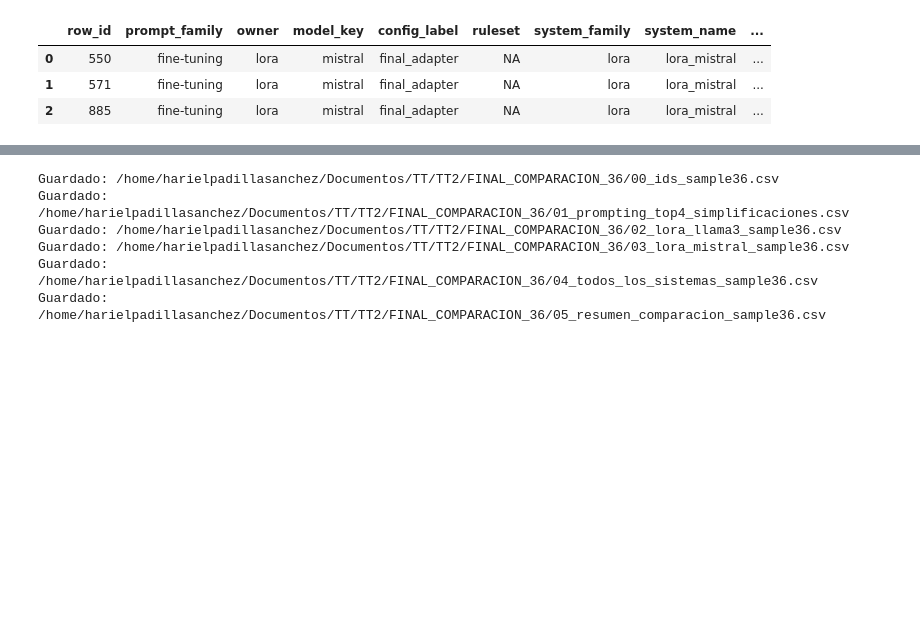
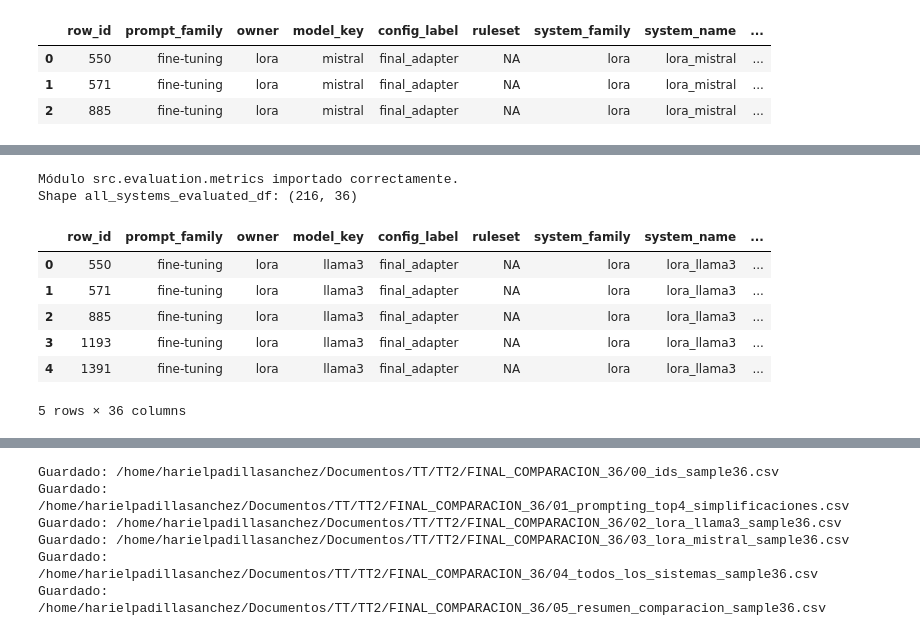
Before and after one commit to HarielPS/TT2, a Jupyter notebook: notebooks/14_LoRA_vs_prompt.ipynb, the cells around one changed output, grey strips where cells are left out. Drawn from its saved outputs; the diff is of its cells as text; code cells hidden in the pictures; blank space fills up the shorter version.

```diff
--- a/notebooks/14_LoRA_vs_prompt.ipynb
+++ b/notebooks/14_LoRA_vs_prompt.ipynb
@@ -261,4 +261,58 @@ Shape all_systems_df: (216, 16)
 | 7 | 1740 | fine-tuning | lora | llama3 | final_adapter | NA | La producción en un país se reali... | A través de los factores de produ... | ... |
 | 8 | 1742 | fine-tuning | lora | llama3 | final_adapter | NA | A pesar de que algunos critican a... | Aunque algunas personas critican ... | ... |
 | 9 | 1790 | fine-tuning | lora | llama3 | final_adapter | NA | El impuesto a los réditos es tamb... | El impuesto a las utilidades tamb... | ... |
+# %%
+import sys
+PROJECT_ROOT = Path("/home/harielpadillasanchez/Documentos/TT/TT2")
+
+if str(PROJECT_ROOT) not in sys.path:
+    sys.path.append(str(PROJECT_ROOT))
+
+from src.evaluation.metrics import evaluate_dataframe, summarize_metrics
+
+print("Módulo src.evaluation.metrics importado correctamente.")
+
+# Recalcular métricas desde cero para evitar usar métricas viejas
+# que venían en los CSV originales de LoRA o prompting.
+metric_input_cols = [
+    "row_id",
+    "prompt_family",
+    "owner",
+    "model_key",
+    "config_label",
+    "ruleset",
+    "system_family",
+    "system_name",
+    "source_text",
+    "reference_text",
+    "generated_text",
+]
+
+metric_input_cols = [c for c in metric_input_cols if c in all_systems_df.columns]
+
+all_systems_for_metrics = all_systems_df[metric_input_cols].copy()
+
+all_systems_evaluated_df = evaluate_dataframe(
+    all_systems_for_metrics,
+    source_col="source_text",
+    pred_col="generated_text",
+    ref_col="reference_text",
+    compute_bertscore=True,
+    compute_sbert=False,
+    bertscore_lang="es",
+    bertscore_model_type=None,
+)
+
+print("Shape all_systems_evaluated_df:", all_systems_evaluated_df.shape)
+display(all_systems_evaluated_df.head())
+# %% [output]
+Módulo src.evaluation.metrics importado correctamente.
+Shape all_systems_evaluated_df: (216, 36)
+|  | row_id | prompt_family | owner | model_key | config_label | ruleset | system_family | system_name | ... |
+| 0 | 550 | fine-tuning | lora | llama3 | final_adapter | NA | lora | lora_llama3 | ... |
+| 1 | 571 | fine-tuning | lora | llama3 | final_adapter | NA | lora | lora_llama3 | ... |
+| 2 | 885 | fine-tuning | lora | llama3 | final_adapter | NA | lora | lora_llama3 | ... |
+| 3 | 1193 | fine-tuning | lora | llama3 | final_adapter | NA | lora | lora_llama3 | ... |
+| 4 | 1391 | fine-tuning | lora | llama3 | final_adapter | NA | lora | lora_llama3 | ... |
+5 rows × 36 columns
 # %%
```
Also changed, not shown: parts of 3 cells of this notebook, 35 other files.
